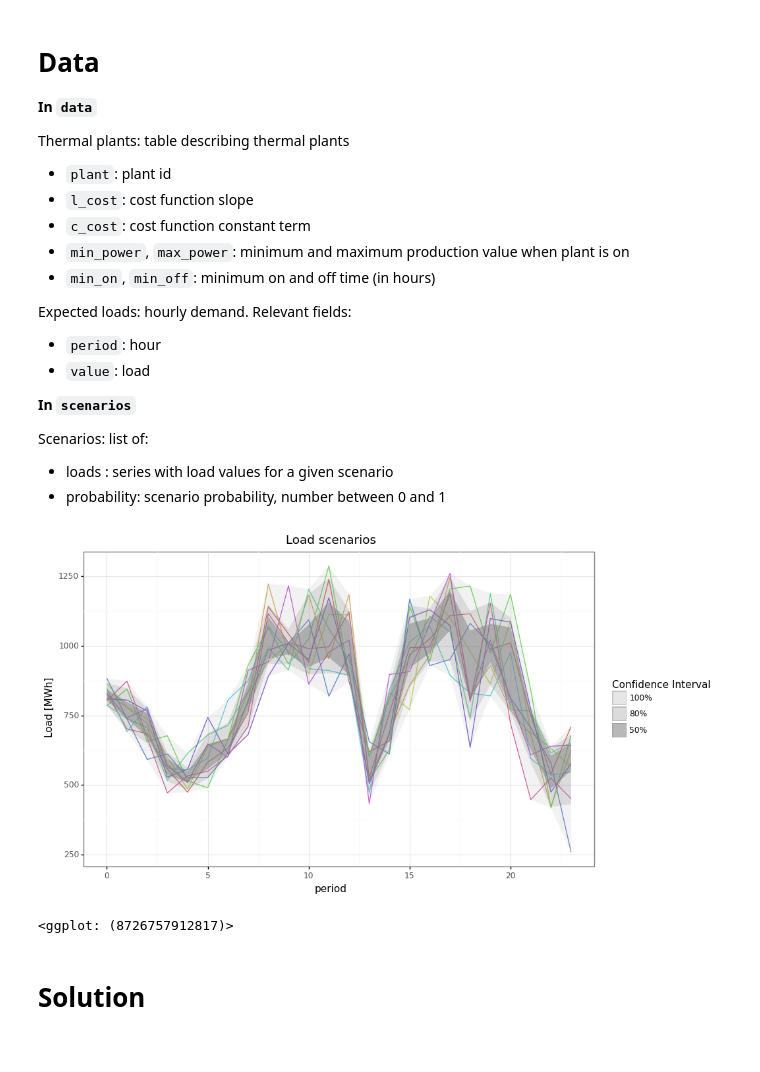
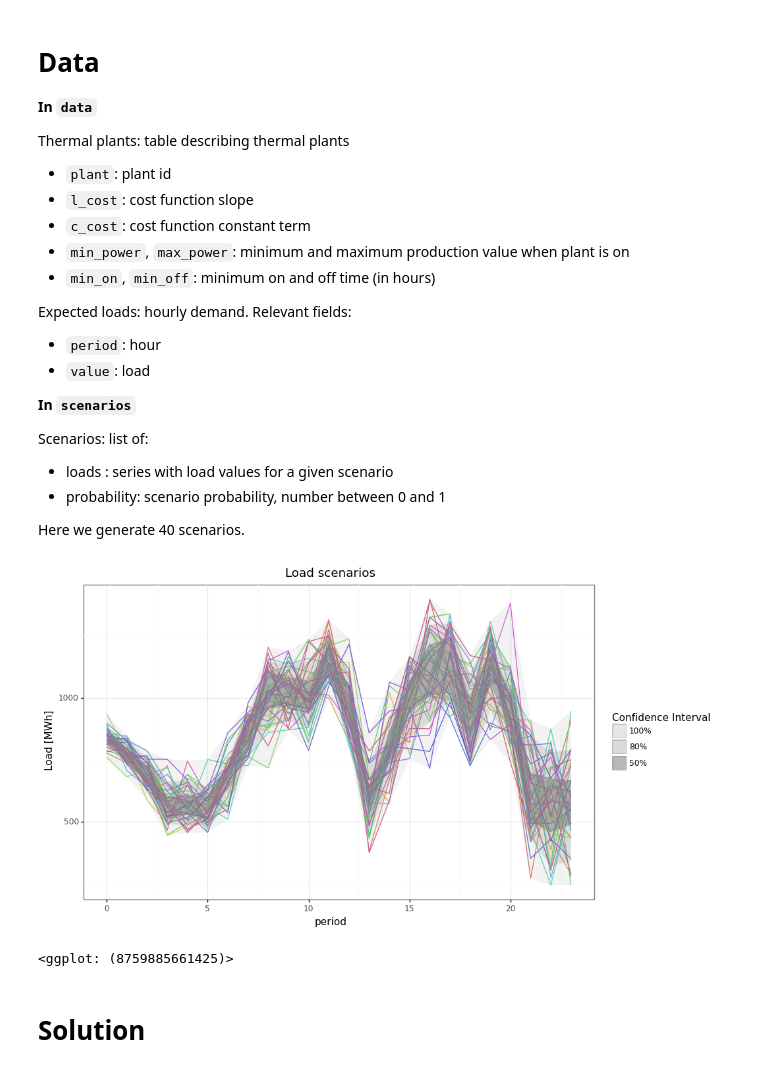
Before and after one commit to andrea-taverna/lagrangian_example, a Jupyter notebook: UCP_Stochastic.ipynb, the cells around one changed output. Drawn from its saved outputs; the diff is of its cells as text; code cells hidden in the pictures.

Commit message:
Fixed charts for stochastic UCP

```diff
--- a/UCP_Stochastic.ipynb
+++ b/UCP_Stochastic.ipynb
@@ -82,12 +100,14 @@ Expected loads: hourly demand. Relevant fields:
 Scenarios: list of:
 * loads : series with load values for a given scenario
 * probability: scenario probability, number between 0 and 1
+
+Here we generate 40 scenarios.
 # %%
-scenarios = make_scenarios(data, noise_ratio=0.15, n=10)
+scenarios = make_scenarios(data, noise_ratio=0.15, n=40)
 charts.load(scenarios)
 # %% [output]
-[figure, old version]
+[figure, new version]
-<ggplot: (8726757912817)>
+<ggplot: (8759885661425)>
 # %% [markdown]
 # Solution
 # %%
```
Also changed, not shown: parts of 12 cells of this notebook, 4 other files.
